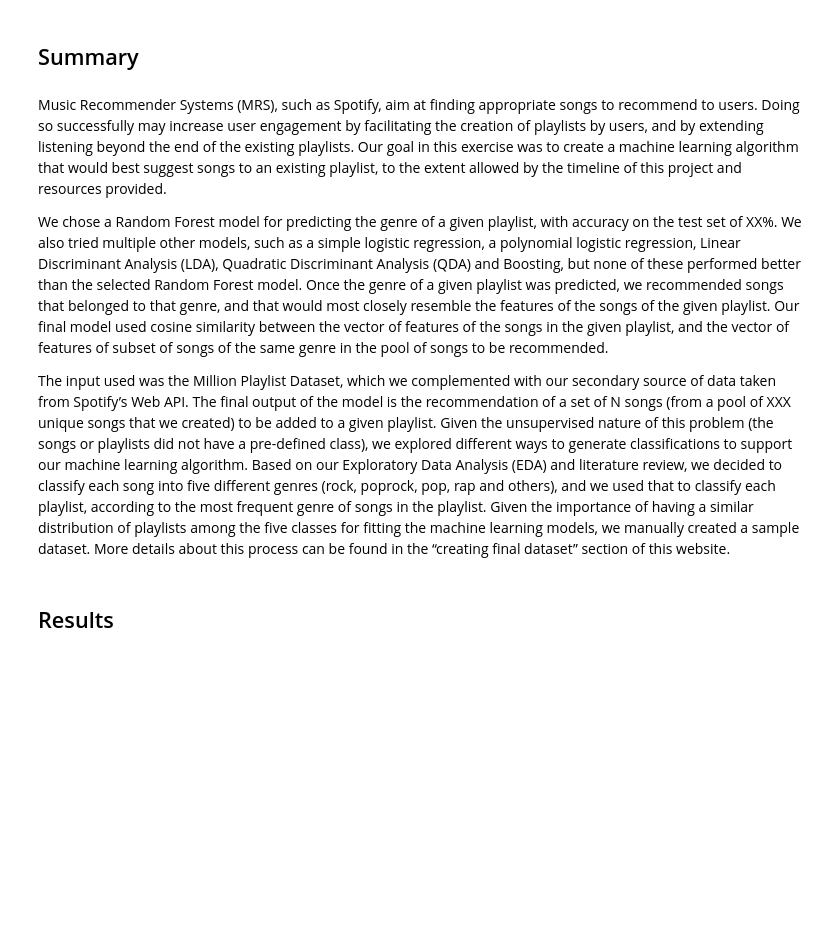
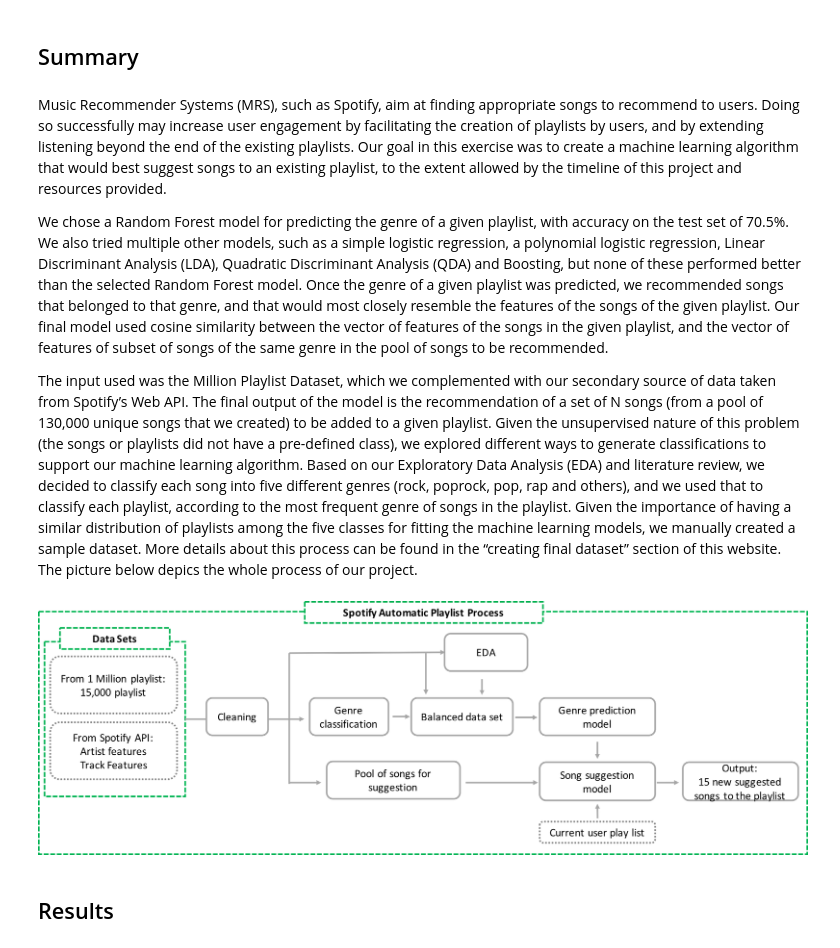
Before and after one commit to YaldaAmini/DS_Project_group54, a Jupyter notebook: notebooks/summary.ipynb, the cells around one changed output. Cells and saved outputs as stored; diff of their text form; code cells hidden in the pictures; blank space fills up the shorter version.

```diff
--- a/notebooks/summary.ipynb
+++ b/notebooks/summary.ipynb
@@ -7,11 +7,16 @@
 # %% [markdown]
 Music Recommender Systems (MRS), such as Spotify, aim at finding appropriate songs to recommend to users. Doing so successfully may increase user engagement by facilitating the creation of playlists by users, and by extending listening beyond the end of the existing playlists. Our goal in this exercise was to create a machine learning algorithm that would best suggest songs to an existing playlist, to the extent allowed by the timeline of this project and resources provided.
 
-We chose a Random Forest model for predicting the genre of a given playlist, with accuracy on the test set of XX%. We also tried multiple other models, such as a simple logistic regression, a polynomial logistic regression, Linear Discriminant Analysis (LDA), Quadratic Discriminant Analysis (QDA) and Boosting, but none of these performed better than the selected Random Forest model. Once the genre of a given playlist was predicted, we recommended songs that belonged to that genre, and that would most closely resemble the features of the songs of the given playlist. Our final model used cosine similarity between the vector of features of the songs in the given playlist, and the vector of features of subset of songs of the same genre in the pool of songs to be recommended.
+We chose a Random Forest model for predicting the genre of a given playlist, with accuracy on the test set of 70.5%. We also tried multiple other models, such as a simple logistic regression, a polynomial logistic regression, Linear Discriminant Analysis (LDA), Quadratic Discriminant Analysis (QDA) and Boosting, but none of these performed better than the selected Random Forest model. Once the genre of a given playlist was predicted, we recommended songs that belonged to that genre, and that would most closely resemble the features of the songs of the given playlist. Our final model used cosine similarity between the vector of features of the songs in the given playlist, and the vector of features of subset of songs of the same genre in the pool of songs to be recommended.
 
-The input used was the Million Playlist Dataset, which we complemented with our secondary source of data taken from Spotify’s Web API. The final output of the model is the recommendation of a set of N songs (from a pool of XXX unique songs that we created) to be added to a given playlist. Given the unsupervised nature of this problem (the songs or playlists did not have a pre-defined class), we explored different ways to generate classifications to support our machine learning algorithm. Based on our Exploratory Data Analysis (EDA) and literature review, we decided to classify each song into five different genres (rock, poprock, pop, rap and others), and we used that to classify each playlist, according to the most frequent genre of songs in the playlist. Given the importance of having a similar distribution of playlists among the five classes for fitting the machine learning models, we manually created a sample dataset. More details about this process can be found in the “creating final dataset” section of this website.
+The input used was the Million Playlist Dataset, which we complemented with our secondary source of data taken from Spotify’s Web API. The final output of the model is the recommendation of a set of N songs (from a pool of 130,000 unique songs that we created) to be added to a given playlist. Given the unsupervised nature of this problem (the songs or playlists did not have a pre-defined class), we explored different ways to generate classifications to support our machine learning algorithm. Based on our Exploratory Data Analysis (EDA) and literature review, we decided to classify each song into five different genres (rock, poprock, pop, rap and others), and we used that to classify each playlist, according to the most frequent genre of songs in the playlist. Given the importance of having a similar distribution of playlists among the five classes for fitting the machine learning models, we manually created a sample dataset. More details about this process can be found in the “creating final dataset” section of this website.
+The picture below depics the whole process of our project.
 # %%
 from IPython.display import Image
+# %%
+Image("img/Flowchart.png",width=1000, height=600)
+# %% [output]
+[figure, added]
 # %% [markdown]
 ## Results
 # %% [markdown]
```
Also changed, not shown: 1 other file.
